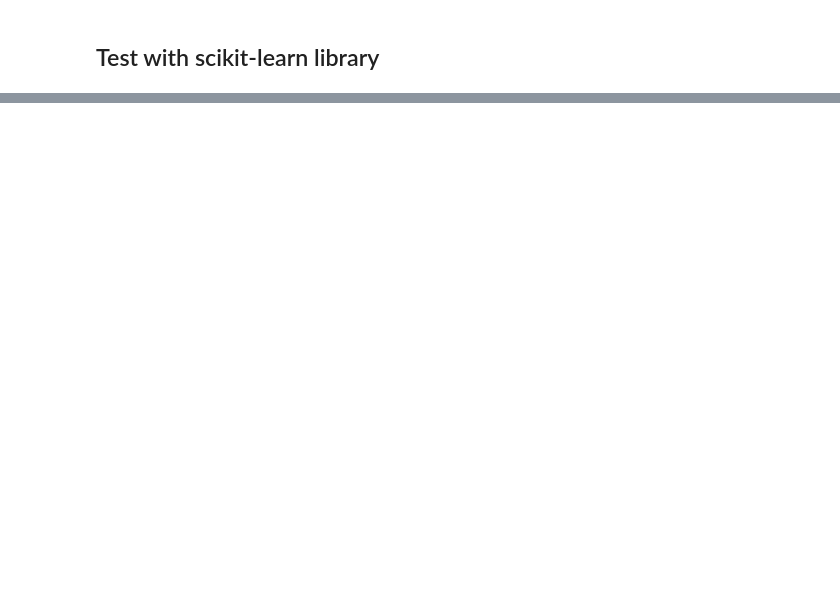
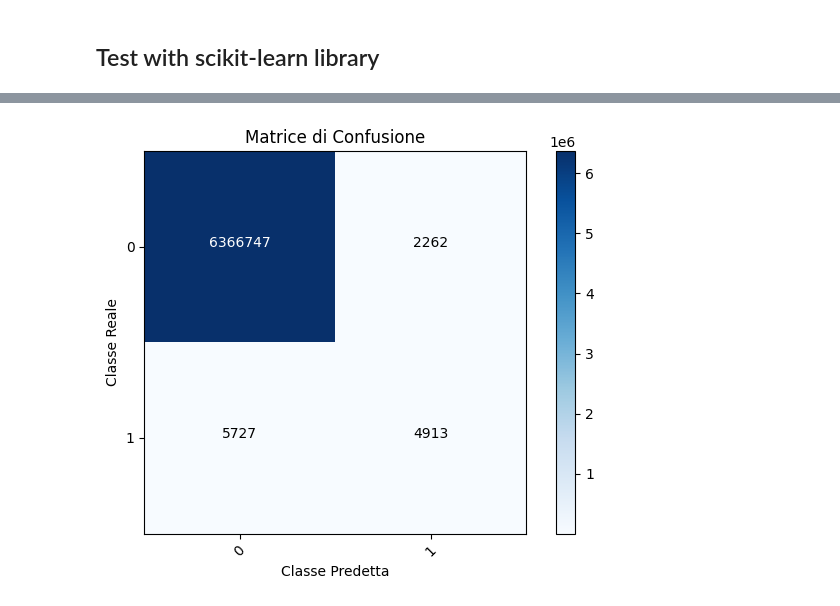
Before and after one commit to fabiobrambilla98/Joint_Project_AMD_SM2L, a Jupyter notebook: final/AMD_SM2L_Project.ipynb, the cells around one changed output, grey strips where cells are left out. Cells and saved outputs as stored; diff of their text form; code cells hidden in the pictures; blank space fills up the shorter version.

Commit message:
Update random forest and general adjustment

```diff
--- a/final/AMD_SM2L_Project.ipynb
+++ b/final/AMD_SM2L_Project.ipynb
@@ -1240,3 +1346,0 @@ space = {
-# %%
-trials = Trials()
-best = fmin(fn=objective_function, space=space, algo=tpe.suggest, max_evals=300, trials=trials)
@@ -1292,0 +1562,16 @@ plt.show()
+# %%
+train_df = spark.read.parquet('./processed_data/df.train')
+test_df = spark.read.parquet('./processed_data/df.test')
+val_df = spark.read.parquet('./processed_data/df.val')
+# %%
+from pyspark.ml.feature import VectorAssembler
+rf = RandomForest(label_col="is_laundering", features_col="features", bootstrap=True, n_estimators=40, random_state=0, max_features="sqrt", max_thresholds=11)
+assembler = VectorAssembler(inputCols=train_df.drop("is_laundering").columns, outputCol="features")
+train = assembler.transform(train_df)
+test = assembler.transform(test_df)
+rf.fit(train)
+# %%
+test.cache()
+y_true=np.array(test.select('is_laundering').collect()).squeeze()
+rf.n_estimators = 500
+y_pred = rf.predict(test_df.drop("is_laundering"))
@@ -1292,0 +1584,32 @@ plt.show()
+# %%
+import matplotlib.pyplot as plt
+from sklearn.metrics import confusion_matrix
+
+
+cm = confusion_matrix(y_true, y_pred)
+
+
+class_names = ['0', '1']
+
+
+plt.imshow(cm, interpolation='nearest', cmap=plt.cm.Blues)
+plt.title('Matrice di Confusione')
+plt.colorbar()
+
+tick_marks = np.arange(len(class_names))
+plt.xticks(tick_marks, class_names, rotation=45)
+plt.yticks(tick_marks, class_names)
+
+thresh = cm.max() / 2.0
+for i in range(cm.shape[0]):
+    for j in range(cm.shape[1]):
+        plt.text(j, i, format(cm[i, j], 'd'),
+                 horizontalalignment="center",
+                 color="white" if cm[i, j] > thresh else "black")
+
+plt.xlabel('Classe Predetta')
+plt.ylabel('Classe Reale')
+plt.tight_layout()
+plt.show()
+# %% [output]
+[figure, added]
```
Also changed, not shown: parts of 192 cells of this notebook.
